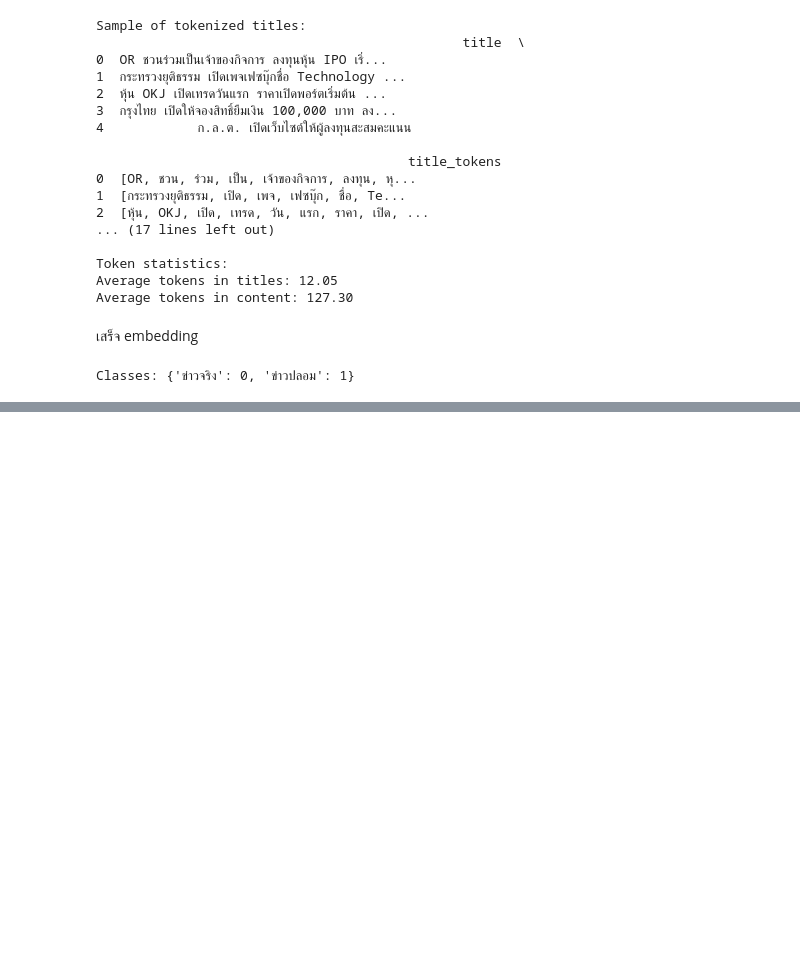
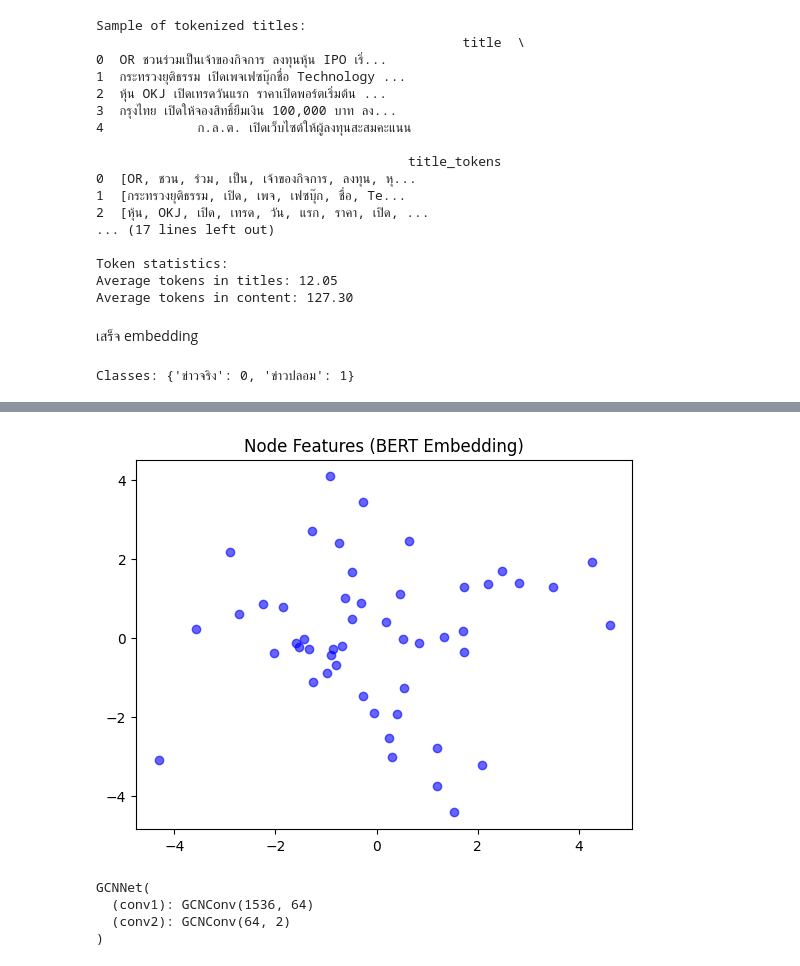
Before and after one commit to TtPeeraphat/Project_Thaifakenews, a Jupyter notebook: main.ipynb, the cells around one changed output, grey strips where cells are left out. Drawn from its saved outputs; the diff is of its cells as text; code cells hidden in the pictures; blank space fills up the shorter version.

```diff
--- a/main.ipynb
+++ b/main.ipynb
@@ -336,0 +426,36 @@ Test Acc: 0.8750 | Test F1-macro: 0.8333
+# %%
+from sklearn.decomposition import PCA
+
+# สมมติเรามี 1536-dim features ของข่าว
+X_highdim = np.random.rand(50, 1536)
+
+# ลดมิติเป็น 2D เพื่อ visualization
+X_2d = PCA(n_components=2).fit_transform(X_highdim)
+
+plt.scatter(X_2d[:,0], X_2d[:,1], c="blue", alpha=0.6)
+plt.title("Node Features (BERT Embedding)")
+plt.show()
+# %% [output]
+[figure, added]
+# %%
+import torch
+import torch.nn as nn
+from torch_geometric.nn import GCNConv
+
+class GCNNet(nn.Module):
+    def __init__(self, in_dim, hid_dim, out_dim):
+        super().__init__()
+        self.conv1 = GCNConv(in_dim, hid_dim)
+        self.conv2 = GCNConv(hid_dim, out_dim)
+    def forward(self, data):
+        x = self.conv1(data.x, data.edge_index)
+        x = torch.relu(x)
+        x = self.conv2(x, data.edge_index)
+        return x
+
+print(GCNNet(1536, 64, 2))
+# %% [output]
+GCNNet(
+  (conv1): GCNConv(1536, 64)
+  (conv2): GCNConv(64, 2)
+)
```
Also changed, not shown: parts of 8 cells of this notebook, 1 other file.
